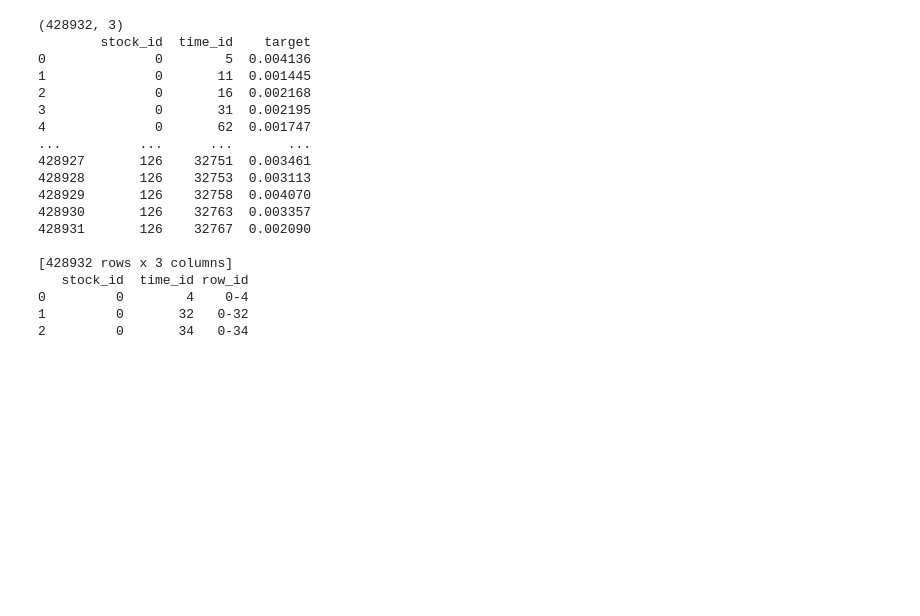
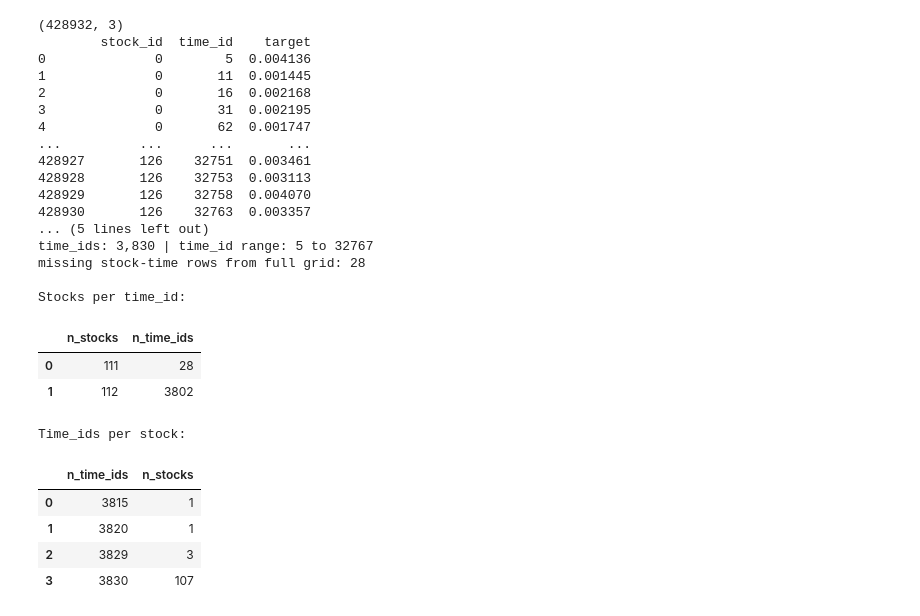
Before and after one commit to RezaCodz/Math_finance_models, a Jupyter notebook: notebooks/optiver_volatility/01_data_exploration.ipynb, the cells around one changed output. Cells and saved outputs as stored; diff of their text form; code cells hidden in the pictures; blank space fills up the shorter version.

```diff
--- a/notebooks/optiver_volatility/01_data_exploration.ipynb
+++ b/notebooks/optiver_volatility/01_data_exploration.ipynb
@@ -1,30 +1,50 @@
-# %%
-import pandas as pd
-import numpy as np
-
-train = pd.read_csv("../../data/optiver_volatility/train.csv")
-test = pd.read_csv("../../data/optiver_volatility/test.csv")
-
-print(train.shape)
-print(train)
-print(test)
-# %% [output]
-(428932, 3)
-        stock_id  time_id    target
-0              0        5  0.004136
-1              0       11  0.001445
-2              0       16  0.002168
-3              0       31  0.002195
-4              0       62  0.001747
-...          ...      ...       ...
-428927       126    32751  0.003461
-428928       126    32753  0.003113
-428929       126    32758  0.004070
-428930       126    32763  0.003357
-428931       126    32767  0.002090
-
-[428932 rows x 3 columns]
-   stock_id  time_id row_id
-0         0        4    0-4
-1         0       32   0-32
-2         0       34   0-34
+# %%
+import pandas as pd
+import numpy as np
+
+train = pd.read_csv("../../data/optiver_volatility/train.csv")
+print(train.shape)
+print(train)
+
+n_stocks = train["stock_id"].nunique()
+n_time_ids = train["time_id"].nunique()
+stocks_per_time = train.groupby("time_id")["stock_id"].nunique()
+times_per_stock = train.groupby("stock_id")["time_id"].nunique()
+
+print(f"train rows: {len(train):,}")
+print(f"stocks: {n_stocks:,} | stock_id range: {train['stock_id'].min()} to {train['stock_id'].max()}")
+print(f"time_ids: {n_time_ids:,} | time_id range: {train['time_id'].min()} to {train['time_id'].max()}")
+print(f"missing stock-time rows from full grid: {n_stocks * n_time_ids - len(train):,}")
+
+print("\nStocks per time_id:")
+display(stocks_per_time.value_counts().sort_index().rename_axis("n_stocks").reset_index(name="n_time_ids"))
+
+print("\nTime_ids per stock:")
+display(times_per_stock.value_counts().sort_index().rename_axis("n_time_ids").reset_index(name="n_stocks"))
+# %% [output]
+(428932, 3)
+        stock_id  time_id    target
+0              0        5  0.004136
+1              0       11  0.001445
+2              0       16  0.002168
+3              0       31  0.002195
+4              0       62  0.001747
+...          ...      ...       ...
+428927       126    32751  0.003461
+428928       126    32753  0.003113
+428929       126    32758  0.004070
+428930       126    32763  0.003357
+... (5 lines left out)
+time_ids: 3,830 | time_id range: 5 to 32767
+missing stock-time rows from full grid: 28
+
+Stocks per time_id:
+|  | n_stocks | n_time_ids |
+| 0 | 111 | 28 |
+| 1 | 112 | 3802 |
+Time_ids per stock:
+|  | n_time_ids | n_stocks |
+| 0 | 3815 | 1 |
+| 1 | 3820 | 1 |
+| 2 | 3829 | 3 |
+| 3 | 3830 | 107 |
```
Also changed, not shown: parts of 7 cells of this notebook, 1 other file.
